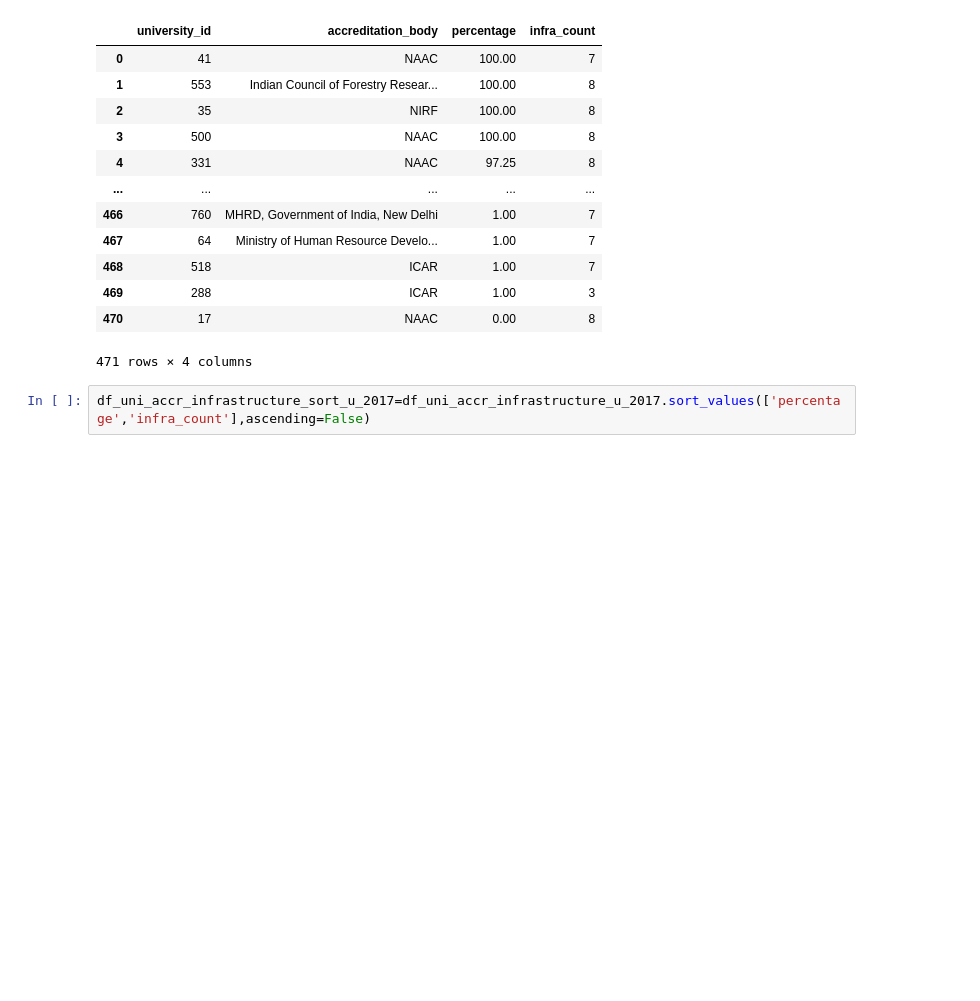
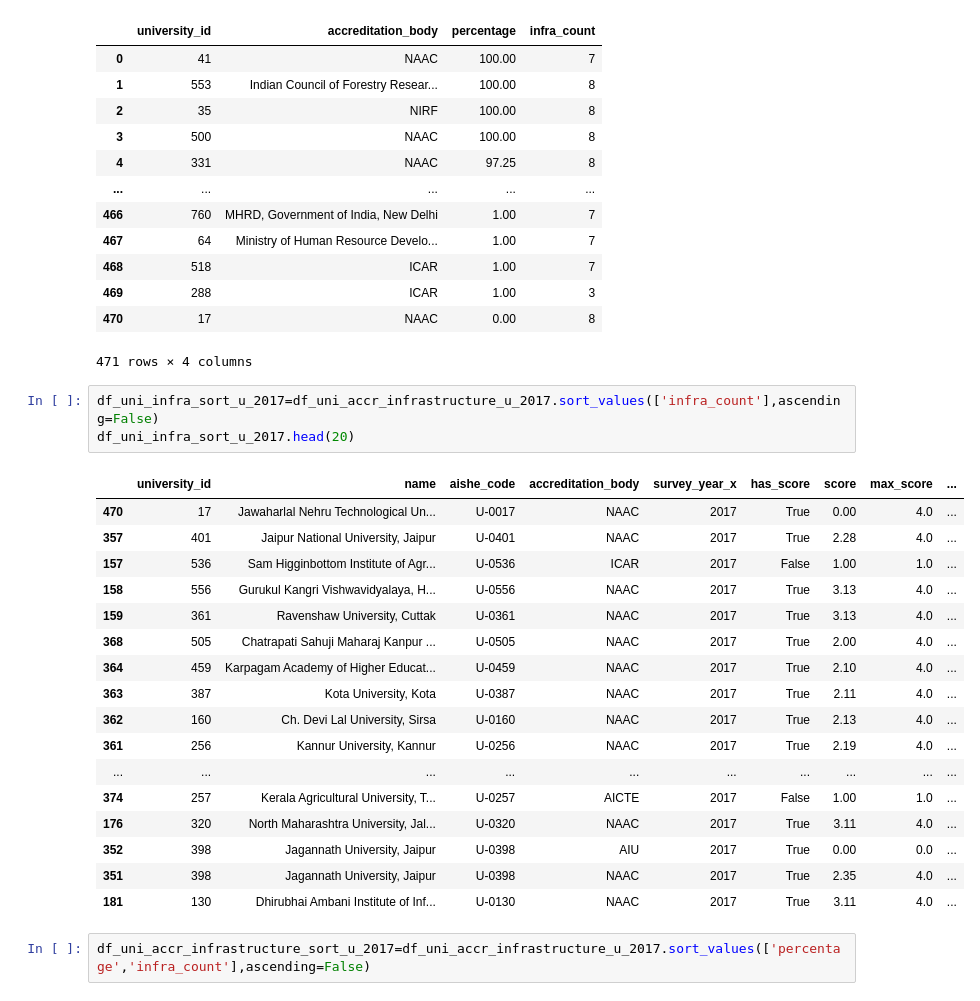
Before and after one commit to jainharsh8506/SIH2022, a Jupyter notebook: Hello/university_2017.ipynb, the cells around one changed output. Cells and saved outputs as stored; diff of their text form; blank space fills up the shorter version.

```diff
--- a/Hello/university_2017.ipynb
+++ b/Hello/university_2017.ipynb
@@ -506,6 +506,27 @@ df_uni_accr_infrastructure_u_2017[['university_id','accreditation_body','percent
 | 469 | 288 | ICAR | 1.00 | 3 |
 | 470 | 17 | NAAC | 0.00 | 8 |
 471 rows × 4 columns
+# %%
+df_uni_infra_sort_u_2017=df_uni_accr_infrastructure_u_2017.sort_values(['infra_count'],ascending=False)
+df_uni_infra_sort_u_2017.head(20)
+# %% [output]
+|  | university_id | name | aishe_code | accreditation_body | survey_year_x | has_score | score | max_score | ... |
+| 470 | 17 | Jawaharlal Nehru Technological Un... | U-0017 | NAAC | 2017 | True | 0.00 | 4.0 | ... |
+| 357 | 401 | Jaipur National University, Jaipur | U-0401 | NAAC | 2017 | True | 2.28 | 4.0 | ... |
+| 157 | 536 | Sam Higginbottom Institute of Agr... | U-0536 | ICAR | 2017 | False | 1.00 | 1.0 | ... |
+| 158 | 556 | Gurukul Kangri Vishwavidyalaya, H... | U-0556 | NAAC | 2017 | True | 3.13 | 4.0 | ... |
+| 159 | 361 | Ravenshaw University, Cuttak | U-0361 | NAAC | 2017 | True | 3.13 | 4.0 | ... |
+| 368 | 505 | Chatrapati Sahuji Maharaj Kanpur ... | U-0505 | NAAC | 2017 | True | 2.00 | 4.0 | ... |
+| 364 | 459 | Karpagam Academy of Higher Educat... | U-0459 | NAAC | 2017 | True | 2.10 | 4.0 | ... |
+| 363 | 387 | Kota University, Kota | U-0387 | NAAC | 2017 | True | 2.11 | 4.0 | ... |
+| 362 | 160 | Ch. Devi Lal University, Sirsa | U-0160 | NAAC | 2017 | True | 2.13 | 4.0 | ... |
+| 361 | 256 | Kannur University, Kannur | U-0256 | NAAC | 2017 | True | 2.19 | 4.0 | ... |
+| ... | ... | ... | ... | ... | ... | ... | ... | ... | ... |
+| 374 | 257 | Kerala Agricultural University, T... | U-0257 | AICTE | 2017 | False | 1.00 | 1.0 | ... |
+| 176 | 320 | North Maharashtra University, Jal... | U-0320 | NAAC | 2017 | True | 3.11 | 4.0 | ... |
+| 352 | 398 | Jagannath University, Jaipur | U-0398 | AIU | 2017 | True | 0.00 | 0.0 | ... |
+| 351 | 398 | Jagannath University, Jaipur | U-0398 | NAAC | 2017 | True | 2.35 | 4.0 | ... |
+| 181 | 130 | Dhirubhai Ambani Institute of Inf... | U-0130 | NAAC | 2017 | True | 3.11 | 4.0 | ... |
 # %%
 df_uni_accr_infrastructure_sort_u_2017=df_uni_accr_infrastructure_u_2017.sort_values(['percentage','infra_count'],ascending=False)
 # %%
```
Also changed, not shown: 2 other files.
